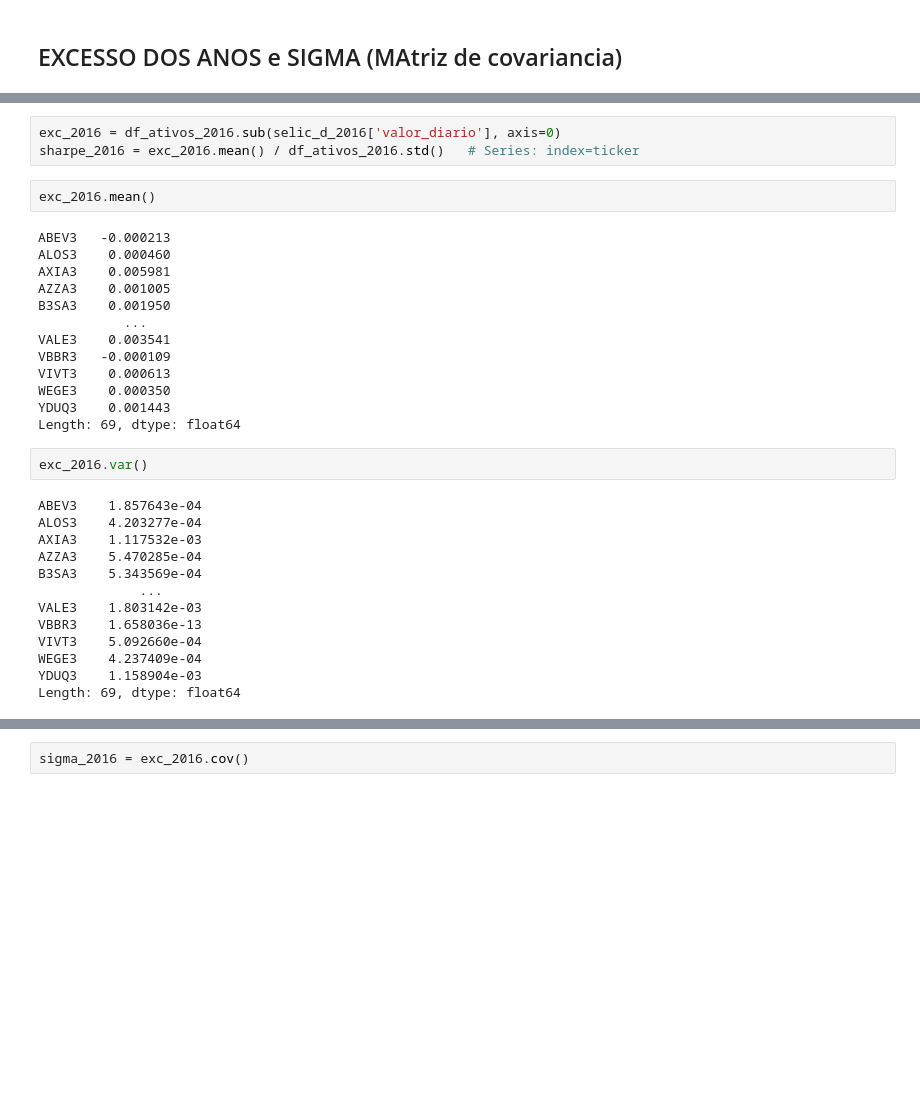
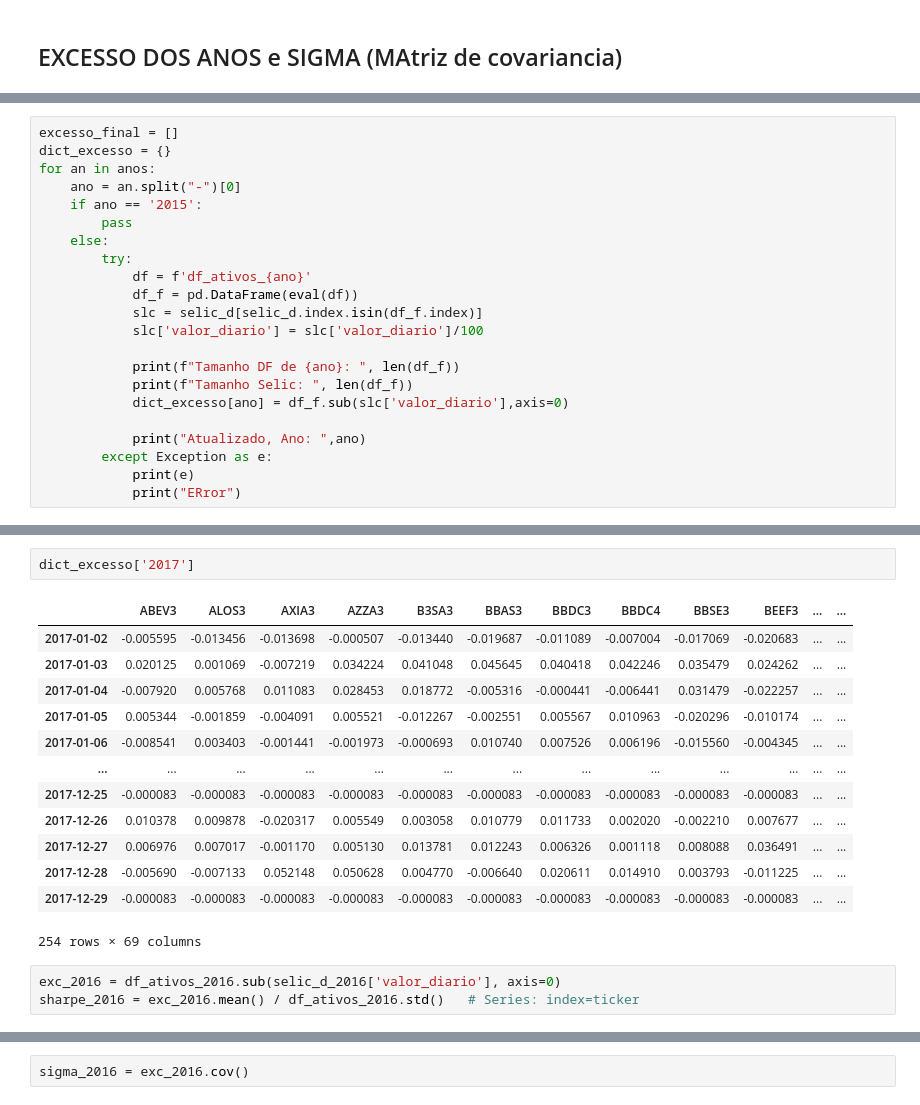
Before and after one commit to JoaoNogaroli/mestrado, a Jupyter notebook: Disciplina-atellier/aula 01-07-2026/app_todos_anos_sharpe.ipynb, the cells around one changed output, grey strips where cells are left out. Drawn from its saved outputs; the diff is of its cells as text; blank space fills up the shorter version.

```diff
--- a/Disciplina-atellier/aula 01-07-2026/app_todos_anos_sharpe.ipynb
+++ b/Disciplina-atellier/aula 01-07-2026/app_todos_anos_sharpe.ipynb
@@ -182,0 +191,22 @@ y2
+# %%
+excesso_final = []
+dict_excesso = {}
+for an in anos:
+    ano = an.split("-")[0]
+    if ano == '2015':
+        pass
+    else:
+        try:
+            df = f'df_ativos_{ano}'
+            df_f = pd.DataFrame(eval(df))
+            slc = selic_d[selic_d.index.isin(df_f.index)]
+            slc['valor_diario'] = slc['valor_diario']/100
+
+            print(f"Tamanho DF de {ano}: ", len(df_f))
+            print(f"Tamanho Selic: ", len(df_f))
+            dict_excesso[ano] = df_f.sub(slc['valor_diario'],axis=0)
+
+            print("Atualizado, Ano: ",ano)
+        except Exception as e:
+            print(e)
+            print("ERror")
@@ -183,33 +229,19 @@ y2
+# %%
+dict_excesso['2017']
+# %% [output]
+|  | ABEV3 | ALOS3 | AXIA3 | AZZA3 | B3SA3 | BBAS3 | BBDC3 | BBDC4 | BBSE3 | BEEF3 | ... | ... |
+| 2017-01-02 | -0.005595 | -0.013456 | -0.013698 | -0.000507 | -0.013440 | -0.019687 | -0.011089 | -0.007004 | -0.017069 | -0.020683 | ... | ... |
+| 2017-01-03 | 0.020125 | 0.001069 | -0.007219 | 0.034224 | 0.041048 | 0.045645 | 0.040418 | 0.042246 | 0.035479 | 0.024262 | ... | ... |
+| 2017-01-04 | -0.007920 | 0.005768 | 0.011083 | 0.028453 | 0.018772 | -0.005316 | -0.000441 | -0.006441 | 0.031479 | -0.022257 | ... | ... |
+| 2017-01-05 | 0.005344 | -0.001859 | -0.004091 | 0.005521 | -0.012267 | -0.002551 | 0.005567 | 0.010963 | -0.020296 | -0.010174 | ... | ... |
+| 2017-01-06 | -0.008541 | 0.003403 | -0.001441 | -0.001973 | -0.000693 | 0.010740 | 0.007526 | 0.006196 | -0.015560 | -0.004345 | ... | ... |
+| ... | ... | ... | ... | ... | ... | ... | ... | ... | ... | ... | ... | ... |
+| 2017-12-25 | -0.000083 | -0.000083 | -0.000083 | -0.000083 | -0.000083 | -0.000083 | -0.000083 | -0.000083 | -0.000083 | -0.000083 | ... | ... |
+| 2017-12-26 | 0.010378 | 0.009878 | -0.020317 | 0.005549 | 0.003058 | 0.010779 | 0.011733 | 0.002020 | -0.002210 | 0.007677 | ... | ... |
+| 2017-12-27 | 0.006976 | 0.007017 | -0.001170 | 0.005130 | 0.013781 | 0.012243 | 0.006326 | 0.001118 | 0.008088 | 0.036491 | ... | ... |
+| 2017-12-28 | -0.005690 | -0.007133 | 0.052148 | 0.050628 | 0.004770 | -0.006640 | 0.020611 | 0.014910 | 0.003793 | -0.011225 | ... | ... |
+| 2017-12-29 | -0.000083 | -0.000083 | -0.000083 | -0.000083 | -0.000083 | -0.000083 | -0.000083 | -0.000083 | -0.000083 | -0.000083 | ... | ... |
+254 rows × 69 columns
 # %%
 exc_2016 = df_ativos_2016.sub(selic_d_2016['valor_diario'], axis=0)
 sharpe_2016 = exc_2016.mean() / df_ativos_2016.std()   # Series: index=ticker
-# %%
-exc_2016.mean()
-# %% [output]
-ABEV3   -0.000213
-ALOS3    0.000460
-AXIA3    0.005981
-AZZA3    0.001005
-B3SA3    0.001950
-           ...
-VALE3    0.003541
-VBBR3   -0.000109
-VIVT3    0.000613
-WEGE3    0.000350
-YDUQ3    0.001443
-Length: 69, dtype: float64
-# %%
-exc_2016.var()
-# %% [output]
-ABEV3    1.857643e-04
-ALOS3    4.203277e-04
-AXIA3    1.117532e-03
-AZZA3    5.470285e-04
-B3SA3    5.343569e-04
-             ...
-VALE3    1.803142e-03
-VBBR3    1.658036e-13
-VIVT3    5.092660e-04
-WEGE3    4.237409e-04
-YDUQ3    1.158904e-03
-Length: 69, dtype: float64
```
Also changed, not shown: parts of 40 cells of this notebook.
